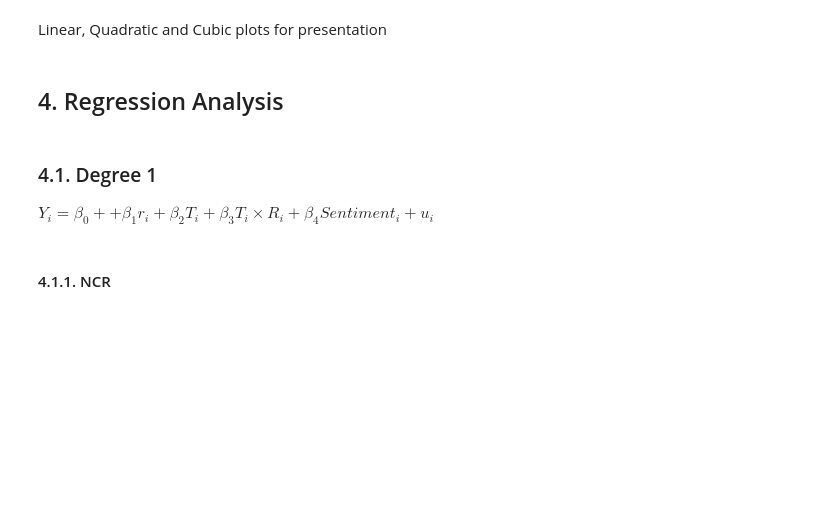
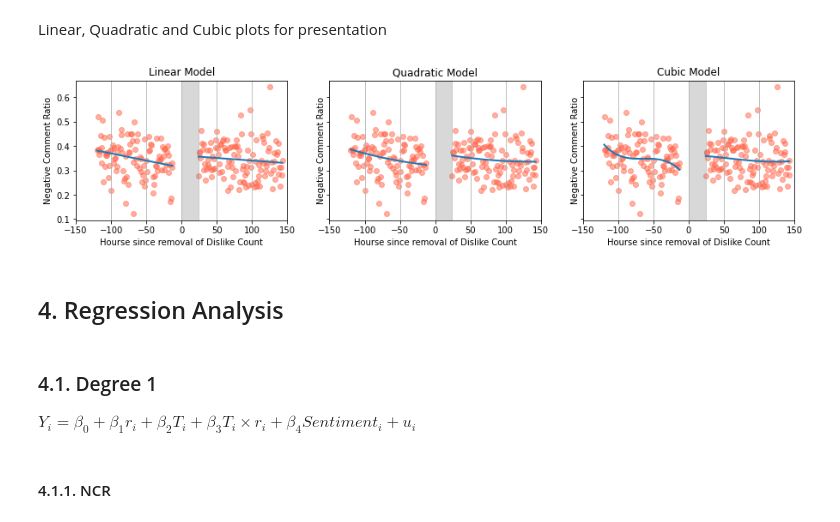
Before and after one commit to ArturoSbr/youtube-dislike-count, a Jupyter notebook: cod/02_analysis/01_analysis.ipynb, the cells around one changed output. Saved outputs shown, nothing was run; the diff lists cells and outputs as text; code cells hidden in the pictures; blank space fills up the shorter version.

```diff
--- a/cod/02_analysis/01_analysis.ipynb
+++ b/cod/02_analysis/01_analysis.ipynb
@@ -347,37 +397,40 @@ Linear, Quadratic and Cubic plots for presentation
 # %%
 # Initialize figure
 fig, ax = plt.subplots(nrows=1, ncols=3, sharex=True, sharey=True)
 fig.set_figheight(3)
 fig.set_figwidth(15)
 
 # d-degree polynomial
 for i, d in enumerate(['1','2','3']):
     title = {'1':'Linear','2':'Quadratic','3':'Cubic'}[d] + ' Model'
     # Fit
     X = [col for col in t.columns if (col[0] in ['r','t']) and ((col == 't') or (col[-1] <= d) or (col[-1] <= d))]
     m = sm.OLS(endog=t['ncr1Post12'], exog=t[['const'] + X]).fit()
     # Scatter
     ax[i].scatter(t.index, t['ncr1Post12'], color='tomato', alpha=0.5)
     # Fitted values
     ax[i].plot(m.fittedvalues[t['t'].eq(1)], lw=2, color='C0')
     ax[i].plot(m.fittedvalues[t['t'].eq(0)], lw=2, color='C0')
     # Banned time region
     ax[i].axvspan(xmin=0, xmax=24, color='gray', alpha=0.3)
     # Aesthetic
     ax[i].set_title(title)
     ax[i].set_xlabel('Hourse since removal of Dislike Count')
     ax[i].set_ylabel('Negative Comment Ratio')
     ax[i].grid(which='major', axis='x')
     ax[i].set_xlim(-150, 150)
 
 # Show
-plt.savefig('../../fig/fig_pres_rdds.png', dpi=200, bbox_inches='tight')
+if 'google.colab' not in sys.modules:
+    plt.savefig('../../fig/fig_pres_rdds.png', dpi=200, bbox_inches='tight')
 plt.show()
+# %% [output]
+[figure, added]
 # %% [markdown]
 ## 4. Regression Analysis
 # %% [markdown]
 ### 4.1. Degree 1
-$Y_i = \beta_0 + + \beta_1 r_i + \beta_2 T_i + \beta_3 T_i \times R_i + \beta_4 Sentiment_i + u_i$
+$Y_i = \beta_0 + \beta_1 r_i + \beta_2 T_i + \beta_3 T_i \times r_i + \beta_4 Sentiment_i + u_i$
 # %% [markdown]
 #### 4.1.1. NCR
 # %%
```
Also changed, not shown: parts of 12 cells of this notebook.
